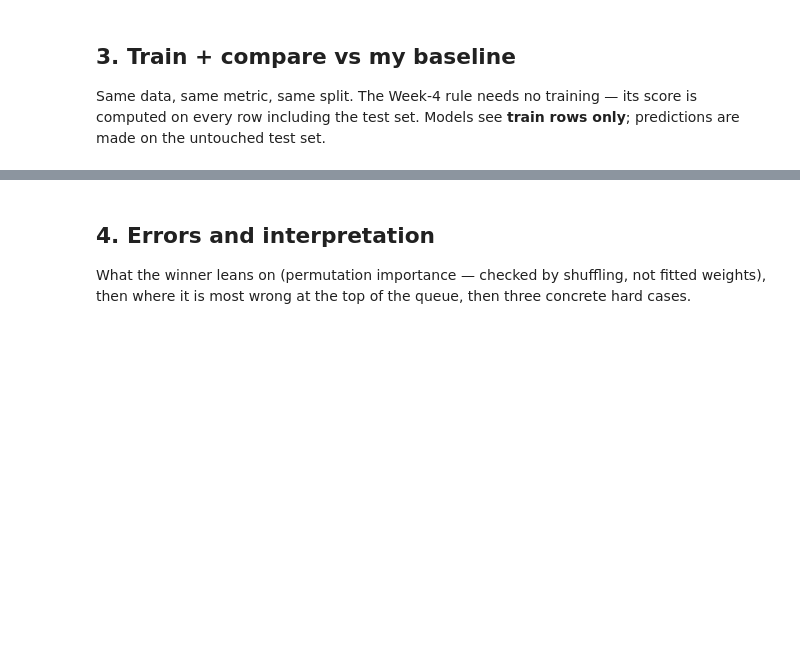
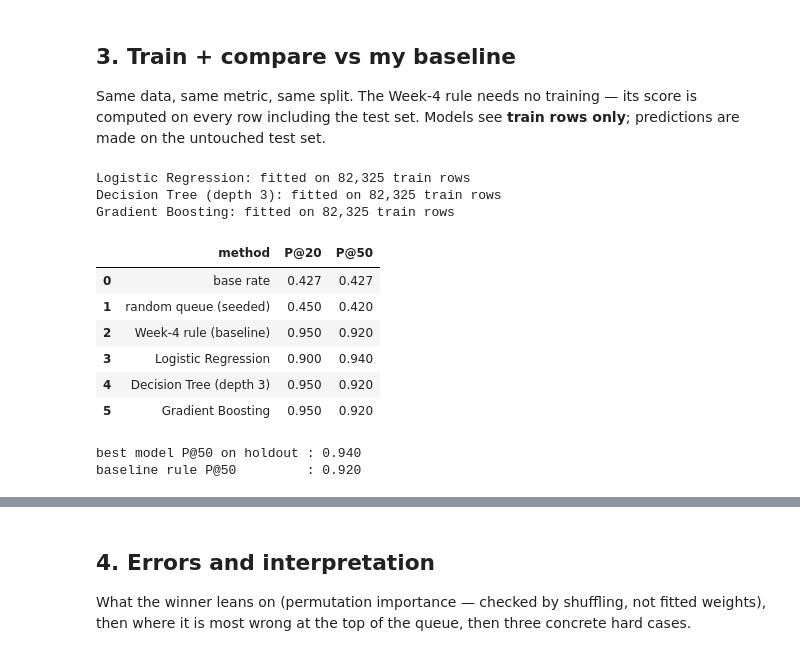
Before and after one commit to rashidsami10000-afk/rashid-flyrank-internship-ml-owncopy, a Jupyter notebook: work/notebooks/w05_model.ipynb, the cells around one changed output, grey strips where cells are left out. Drawn from its saved outputs; the diff is of its cells as text; code cells hidden in the pictures; blank space fills up the shorter version.

Commit message:
Week 4: Execute w05 model - rule vs LR tie at 5-fold CV (0.952+/-0.033), GB complexity not earned, LR edge only at P@50 not P@20; deterministic ordering fix; error analysis: deep-tier low-volume FPs

```diff
--- a/work/notebooks/w05_model.ipynb
+++ b/work/notebooks/w05_model.ipynb
@@ -115,6 +121,10 @@ labeled['capture_ratio'] = labeled['ctr_mar'] / labeled['tier_expected_ctr']
 labeled['rule_score'] = (100 * (1 - labeled['capture_ratio']).clip(lower=0)
                          * np.log10(labeled['imp_mar']))
 
+# DuckDB returns grouped rows in nondeterministic parallel order; a deterministic
+# sort makes every downstream split/tie-break reproducible run-to-run
+labeled = labeled.sort_values(['client_hash_id', 'content_hash_id']).reset_index(drop=True)
+
 FEATURES = ['ctr_mar', 'pos_mar', 'log10_imp_mar', 'tier_expected_ctr', 'imp_share_client']
 print(f'labeled frame: {len(labeled):,} rows, {labeled["client_hash_id"].nunique():,} clients')
 print(f'label base rate: {labeled["under_captured_apr"].mean():.3f}')
@@ -208,28 +234,45 @@ X_tr, y_tr = train_df[FEATURES], train_df['under_captured_apr']
 for name, mdl in models.items():
     mdl.fit(X_tr, y_tr)
     print(f'{name}: fitted on {len(X_tr):,} train rows')
+# %% [output]
+Logistic Regression: fitted on 82,325 train rows
+Decision Tree (depth 3): fitted on 82,325 train rows
+Gradient Boosting: fitted on 82,325 train rows
 # %%
 rows = []
 labels_col = 'under_captured_apr'
+test_base_rate = float(test_df[labels_col].mean())
+
+rows.append({'method': 'base rate', 'P@20': round(test_base_rate, 3),
+             'P@50': round(test_base_rate, 3)})
 
 def add_row(name, scores, df):
     y = df[labels_col].to_numpy()
     rows.append({'method': name,
                  'P@20': round(p_at_k(scores, y, 20), 3),
                  'P@50': round(p_at_k(scores, y, 50), 3)})
 
-add_row('base rate (always 1)', np.ones(len(test_df)), test_df)
 add_row('random queue (seeded)', rng.random(len(test_df)), test_df)
 add_row('Week-4 rule (baseline)', test_df['rule_score'], test_df)
 for name, mdl in models.items():
     add_row(name, mdl.predict_proba(test_df[FEATURES])[:, 1], test_df)
 
 table = pd.DataFrame(rows)
 display(table)
 
 best = table[table['method'].str.contains('Regression|Boosting|Tree')]['P@50'].max()
 print(f'best model P@50 on holdout : {best:.3f}')
 print(f'baseline rule P@50         : {table.loc[table.method == "Week-4 rule (baseline)", "P@50"].iloc[0]:.3f}')
+# %% [output]
+|  | method | P@20 | P@50 |
+| 0 | base rate | 0.427 | 0.427 |
+| 1 | random queue (seeded) | 0.450 | 0.420 |
+| 2 | Week-4 rule (baseline) | 0.950 | 0.920 |
+| 3 | Logistic Regression | 0.900 | 0.940 |
+| 4 | Decision Tree (depth 3) | 0.950 | 0.920 |
+| 5 | Gradient Boosting | 0.950 | 0.920 |
+best model P@50 on holdout : 0.940
+baseline rule P@50         : 0.920
 # %%
 # stability: 5-fold client-grouped CV for rule vs the two serious contenders
 cv_rows = []
```
Also changed, not shown: parts of 13 cells of this notebook, 1 other file.
